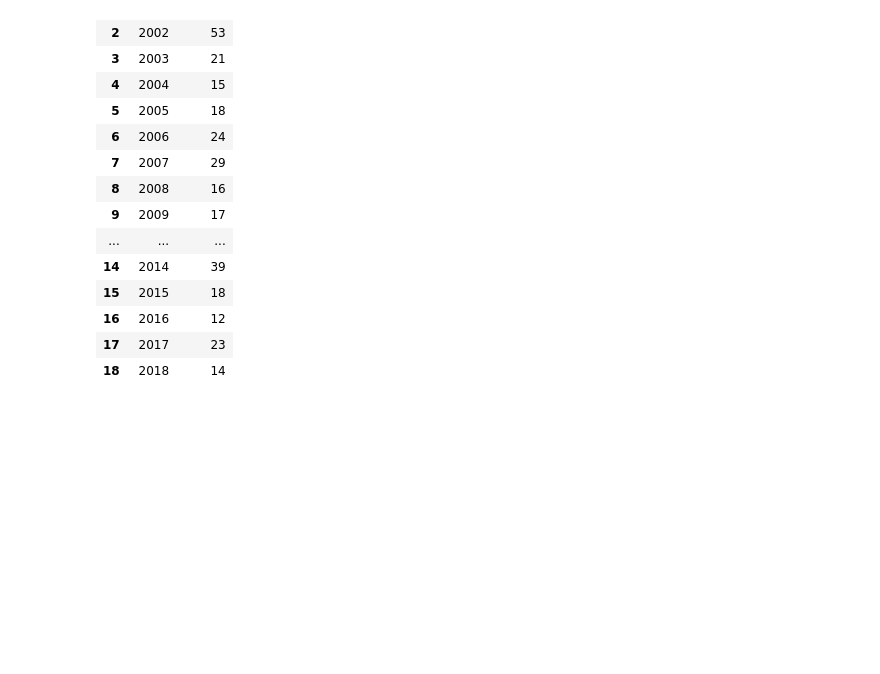
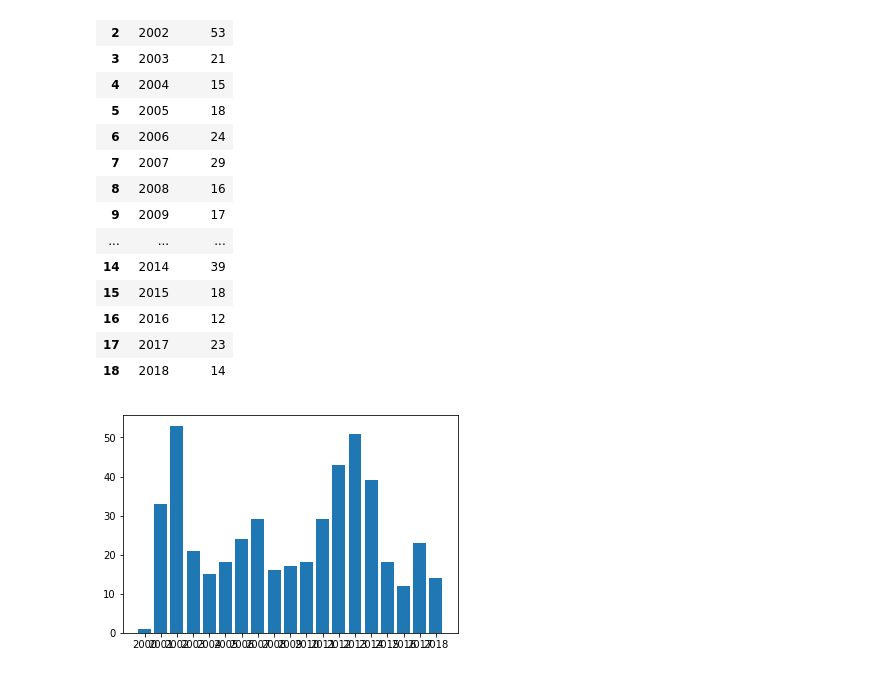
Before and after one commit to dodco2646/Final_4_Project, a Jupyter notebook: License_Project_DataFrame.ipynb, the cells around one changed output. Saved outputs shown, nothing was run; the diff lists cells and outputs as text; code cells hidden in the pictures; blank space fills up the shorter version.

Commit message:
bar chart in project

```diff
--- a/License_Project_DataFrame.ipynb
+++ b/License_Project_DataFrame.ipynb
@@ -139,5 +143,7 @@ xyear_count_df
 # %%
 x_axis = year_count_df['YEAR']
 chart_count = year_count_df['TOTAL']
-plt.bar = (x_axis, chart_count)
+plt.bar(x_axis, chart_count)
 plt.show()
+# %% [output]
+[figure, added]
```
Also changed, not shown: parts of 5 cells of this notebook.
